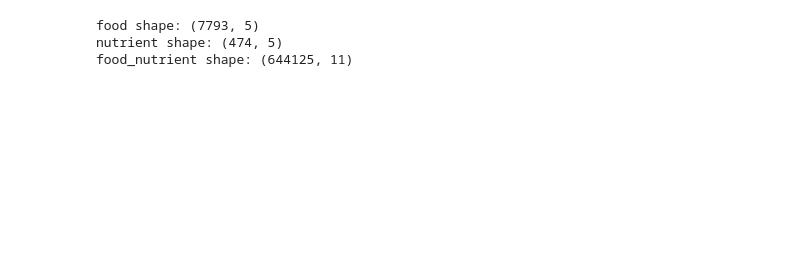
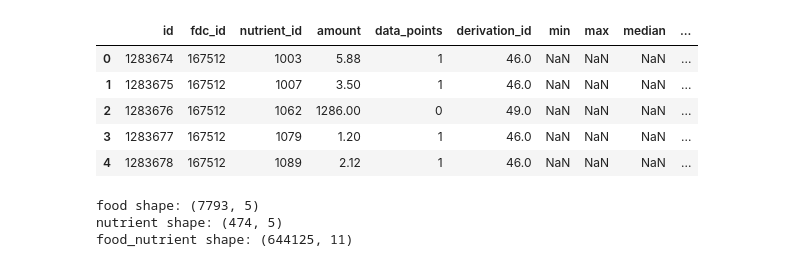
Before and after one commit to jitheshjr/food-suitability-bot, a Jupyter notebook: notebooks/01_explore_usda.ipynb, the cells around one changed output. Cells and saved outputs as stored; diff of their text form; code cells hidden in the pictures; blank space fills up the shorter version.

```diff
--- a/notebooks/01_explore_usda.ipynb
+++ b/notebooks/01_explore_usda.ipynb
@@ -7,3 +25,12 @@ food_nutrient = pd.read_csv("/home/jithesh/Desktop/food_suitability_bot/data/raw
+# %%
+food_nutrient.head()
+# %% [output]
+|  | id | fdc_id | nutrient_id | amount | data_points | derivation_id | min | max | median | ... |
+| 0 | 1283674 | 167512 | 1003 | 5.88 | 1 | 46.0 | NaN | NaN | NaN | ... |
+| 1 | 1283675 | 167512 | 1007 | 3.50 | 1 | 46.0 | NaN | NaN | NaN | ... |
+| 2 | 1283676 | 167512 | 1062 | 1286.00 | 0 | 49.0 | NaN | NaN | NaN | ... |
+| 3 | 1283677 | 167512 | 1079 | 1.20 | 1 | 46.0 | NaN | NaN | NaN | ... |
+| 4 | 1283678 | 167512 | 1089 | 2.12 | 1 | 46.0 | NaN | NaN | NaN | ... |
 # %%
 print("food shape:", food.shape)
 print("nutrient shape:", nutrient.shape)
```
Also changed, not shown: parts of 2 cells of this notebook, 20 other files.
